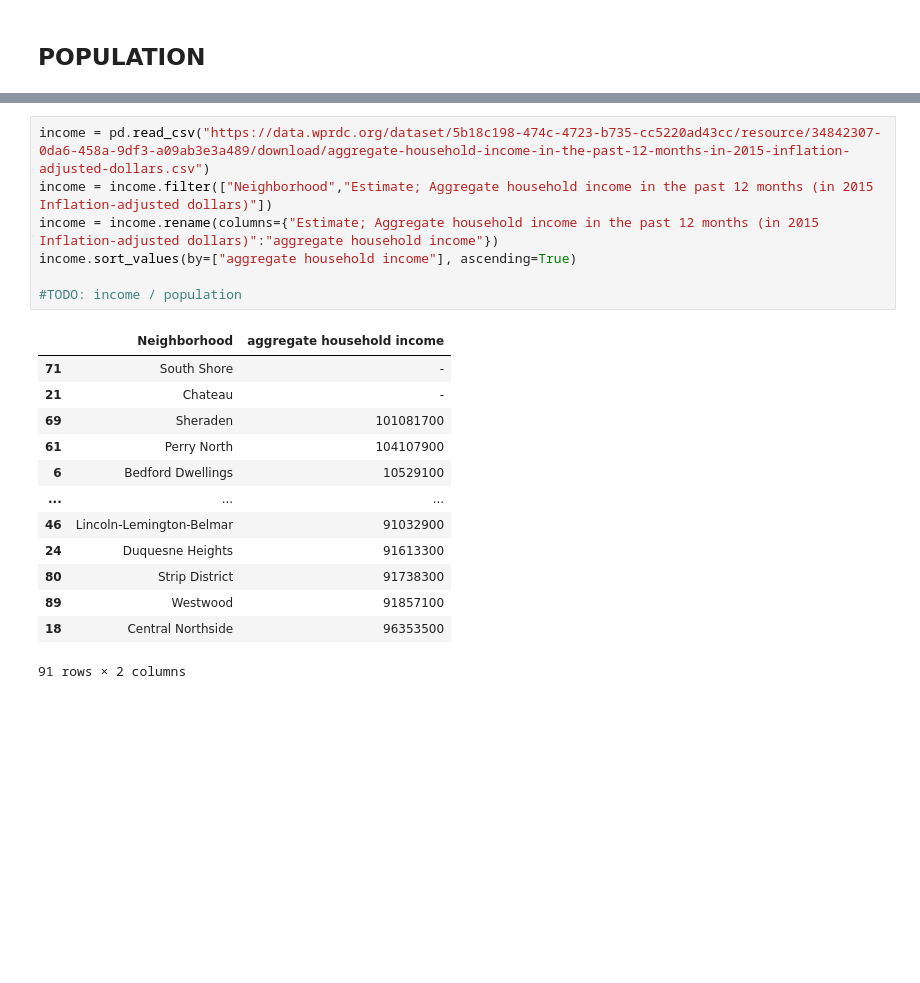
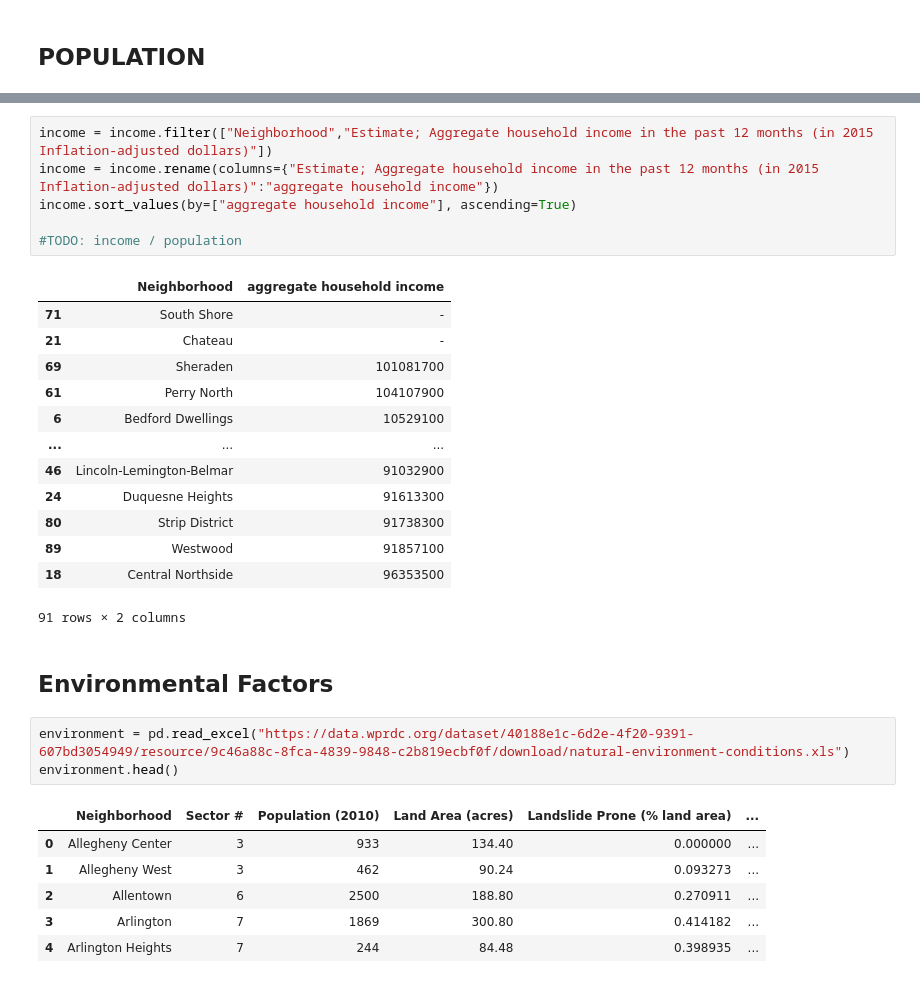
Before and after one commit to blm135/CMPINF0010-Final-Project, a Jupyter notebook: Final-Project.ipynb, the cells around one changed output, grey strips where cells are left out. Saved outputs shown, nothing was run; the diff lists cells and outputs as text; blank space fills up the shorter version.

```diff
--- a/Final-Project.ipynb
+++ b/Final-Project.ipynb
@@ -99,5 +137,4 @@ playgrounds.sort_values(by=["num_playgrounds"], ascending=False)
 # %%
-income = pd.read_csv("https://data.wprdc.org/dataset/5b18c198-474c-4723-b735-cc5220ad43cc/resource/34842307-0da6-458a-9df3-a09ab3e3a489/download/aggregate-household-income-in-the-past-12-months-in-2015-inflation-adjusted-dollars.csv")
 income = income.filter(["Neighborhood","Estimate; Aggregate household income in the past 12 months (in 2015 Inflation-adjusted dollars)"])
 income = income.rename(columns={"Estimate; Aggregate household income in the past 12 months (in 2015 Inflation-adjusted dollars)":"aggregate household income"})
 income.sort_values(by=["aggregate household income"], ascending=True)
@@ -117,4 +154,16 @@ income.sort_values(by=["aggregate household income"], ascending=True)
 | 89 | Westwood | 91857100 |
 | 18 | Central Northside | 96353500 |
 91 rows × 2 columns
+# %% [markdown]
+## Environmental Factors
+# %%
+environment = pd.read_excel("https://data.wprdc.org/dataset/40188e1c-6d2e-4f20-9391-607bd3054949/resource/9c46a88c-8fca-4839-9848-c2b819ecbf0f/download/natural-environment-conditions.xls")
+environment.head()
+# %% [output]
+|  | Neighborhood | Sector # | Population (2010) | Land Area (acres) | Landslide Prone (% land area) | ... |
+| 0 | Allegheny Center | 3 | 933 | 134.40 | 0.000000 | ... |
+| 1 | Allegheny West | 3 | 462 | 90.24 | 0.093273 | ... |
+| 2 | Allentown | 6 | 2500 | 188.80 | 0.270911 | ... |
+| 3 | Arlington | 7 | 1869 | 300.80 | 0.414182 | ... |
+| 4 | Arlington Heights | 7 | 244 | 84.48 | 0.398935 | ... |
 # %%
```
Also changed, not shown: parts of 13 cells of this notebook.
